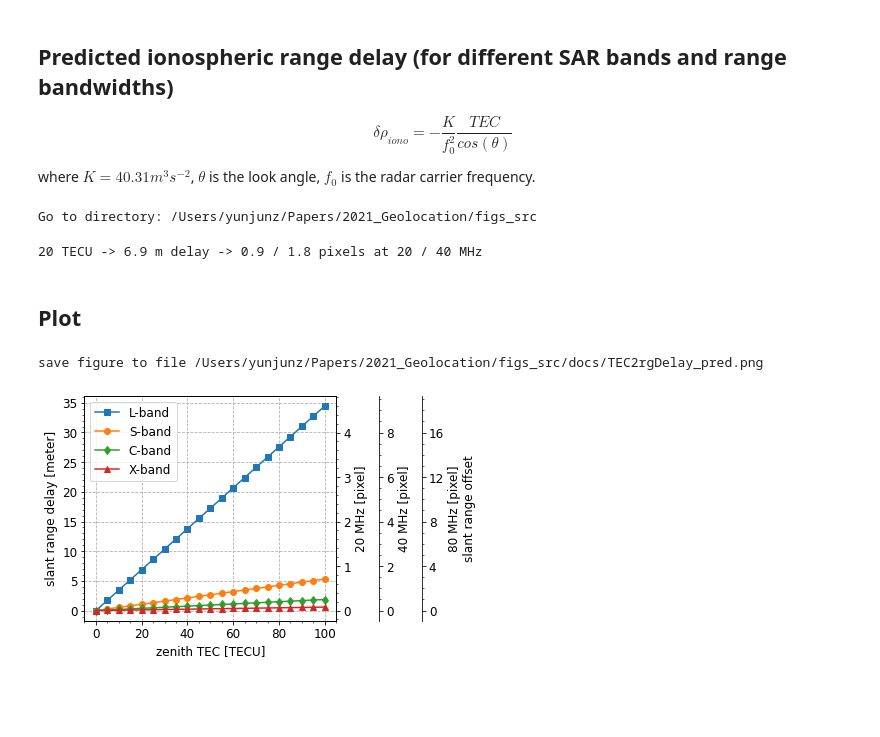
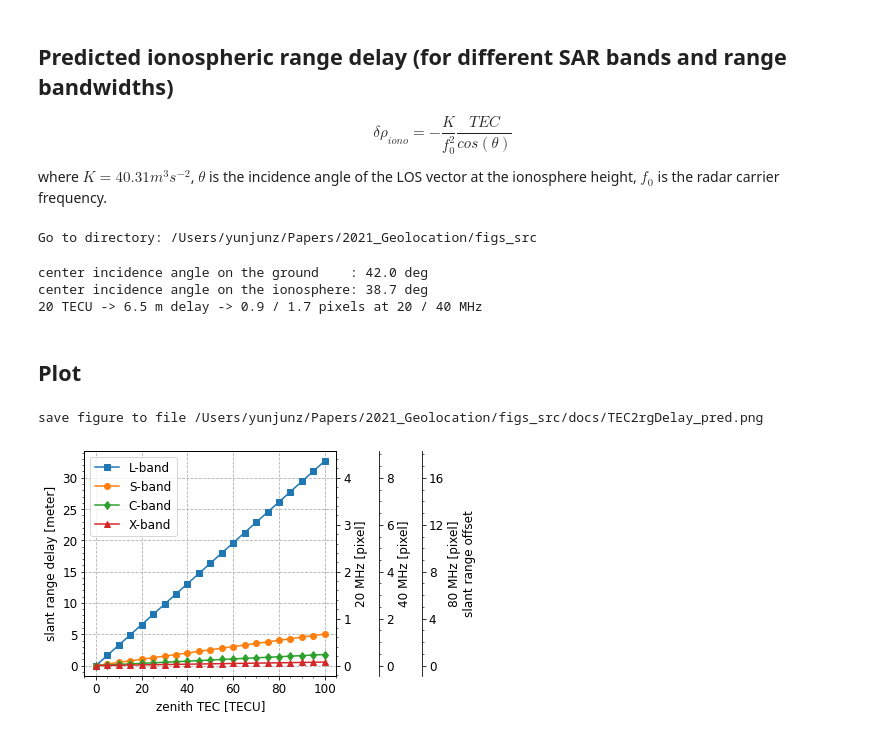
Before and after one commit to yunjunz/2022-Geolocation, a Jupyter notebook: Fig_eq_iono2delay.ipynb, the cells around one changed output. Cells and saved outputs as stored; diff of their text form; code cells hidden in the pictures; blank space fills up the shorter version.

```diff
--- a/Fig_eq_iono2delay.ipynb
+++ b/Fig_eq_iono2delay.ipynb
@@ -4,7 +4,7 @@
 
 $$\delta\rho_{iono} = - \frac{K}{f_{0}^2} \frac{TEC}{cos(\theta)}$$
 
-where $K=40.31 m^3s^{-2}$, $\theta$ is the look angle, $f_0$ is the radar carrier frequency.
+where $K=40.31 m^3s^{-2}$, $\theta$ is the incidence angle of the LOS vector at the ionosphere height, $f_0$ is the radar carrier frequency.
 # %%
 %matplotlib inline
 import os
@@ -27,15 +28,16 @@ c = 299792458 # speed of light in m / s
 bnames = ['L', 'S', 'C', 'X']
 freqs = [1.257e9, 3.2e9, 5.405e9, 9.65e9]  #carrier frequency for NISAR-L/-S, S1 and TSX
 rg_bandwidths = [20e6, 40e6, 80e6]         #range bandwidth in Hz
-look_angle = 37 * (np.pi / 180.)           #NISAR look angle in rad
+inc_angle = 42                             #LOS incidence angle on the ground in deg
 height = 747e3                             #NISAR altitude in meters
 
-# look angle -> inc angle
-inc_angle = np.arcsin(np.sin(look_angle) * (Re+height)/Re)
+inc_angle_iono = iono.incidence_angle_ground2iono_shell_along_los(inc_angle)
+print('center incidence angle on the ground    : {:.1f} deg'.format(inc_angle))
+print('center incidence angle on the ionosphere: {:.1f} deg'.format(inc_angle_iono))
 
 def vtec2range_delay(vtec, inc_angle, freq):
     # convert to TEC in LOS based on equation (3) in Chen and Zebker (2012)
-    los_tec = vtec / np.cos(inc_angle)
+    los_tec = vtec / np.cos(inc_angle * np.pi / 180.)
     # calculate range delay based on equation (1) in Chen and Zebker (2012)
     range_delay = (los_tec * 1e16 * K / (freq**2)).astype(np.float32)
     return range_delay
@@ -43,12 +45,14 @@ def vtec2range_delay(vtec, inc_angle, freq):
 
 # Numbers for 20 TECU
 TEC = 20
-rg_delay = vtec2range_delay(TEC, inc_angle, freqs[0])
+rg_delay = vtec2range_delay(TEC, inc_angle_iono, freqs[0])
 rg_delay_bw20 = rg_delay / (c / 20e6 / 2)
 rg_delay_bw40 = rg_delay / (c / 40e6 / 2)
 print('20 TECU -> {:.1f} m delay -> {:.1f} / {:.1f} pixels at 20 / 40 MHz'.format(rg_delay, rg_delay_bw20, rg_delay_bw40))
 # %% [output]
-20 TECU -> 6.9 m delay -> 0.9 / 1.8 pixels at 20 / 40 MHz
+center incidence angle on the ground    : 42.0 deg
+center incidence angle on the ionosphere: 38.7 deg
+20 TECU -> 6.5 m delay -> 0.9 / 1.7 pixels at 20 / 40 MHz
 # %% [markdown]
 ## Plot
 # %%
@@ -59,7 +63,7 @@ fig, ax = plt.subplots(nrows=1, ncols=1, figsize=[7, 4])
 
 ## range delay in meters
 for i, (bname, freq, marker) in enumerate(zip(bnames, freqs, ['s-', 'o-', 'd-', '^-'])):
-    rg_delay_m = vtec2range_delay(TEC, inc_angle, freq)
+    rg_delay_m = vtec2range_delay(TEC, inc_angle_iono, freq)
     ax.plot(TEC, rg_delay_m, marker, label='{}-band'.format(bname))
 
 # axis format
@@ -75,31 +79,31 @@ ax.grid('on', linestyle='--')
 ## range delay in pixels
 for i, (rg_bandwidth, ystep) in enumerate(zip(rg_bandwidths, [1, 2, 4])):
     # add y-axis
     ax2 = ax.twinx()
     ax2.spines['right'].set_position(('axes', 1.0+0.17*i))
     ax2.tick_params(which='both', axis='y')
     ax2.yaxis.set_major_locator(ticker.MultipleLocator(ystep))
     ax2.yaxis.set_minor_locator(ticker.AutoMinorLocator())
 
     # ylabel
     label = '{:.0f} MHz [pixel]'.format(rg_bandwidth/1e6)
     if i == len(rg_bandwidths) - 1:
         label += '\nslant range offset'
     ax2.set_ylabel(label)
 
     # ylim sync btw. ax and ax2
     rg_pixel_size = c / rg_bandwidth / 2
     #rg_delay_p = rg_delay_m / rg_pixel_size
     #ratio = ((np.max(rg_delay_p) - np.min(rg_delay_p)) / (np.max(rg_delay_m)   - np.min(rg_delay_m)))
     ratio = 1. / rg_pixel_size
     ax2.set_ylim(np.array(ax.get_ylim()) * ratio)
 fig.tight_layout()
 
 # output
 out_fig = os.path.join(work_dir, 'docs/TEC2rgDelay_pred.png')
 print('save figure to file', out_fig)
 plt.savefig(out_fig, bbox_inches='tight', transparent=True, dpi=300)
 plt.show()
 # %% [output]
 save figure to file /Users/yunjunz/Papers/2021_Geolocation/figs_src/docs/TEC2rgDelay_pred.png
-[figure, old version]
+[figure, new version]
```
Also changed, not shown: parts of 1 cell of this notebook.
